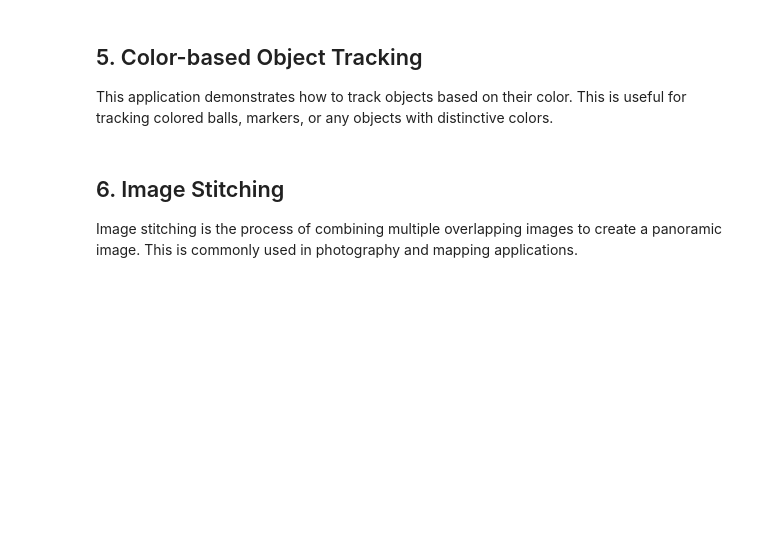
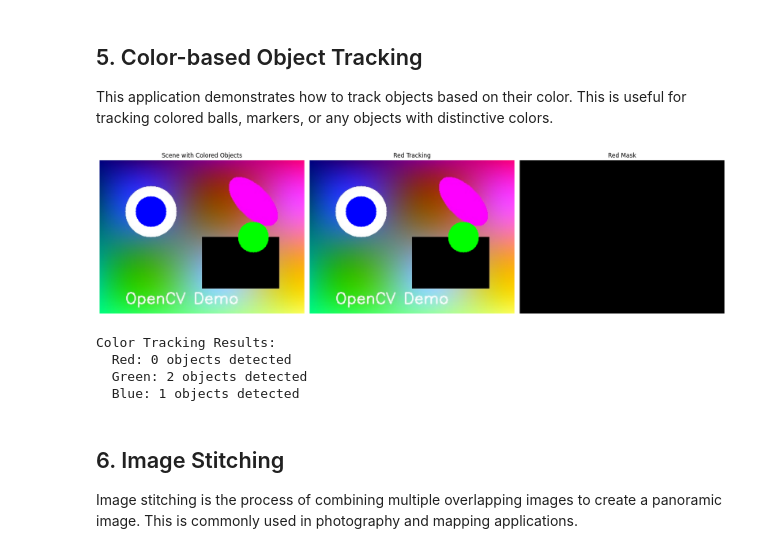
Before and after one commit to vuhung16au/ACU, a Jupyter notebook: DataScience/OpenCV/notebooks/08_practical_applications.ipynb, the cells around one changed output. Saved outputs shown, nothing was run; the diff lists cells and outputs as text; code cells hidden in the pictures; blank space fills up the shorter version.

```diff
--- a/DataScience/OpenCV/notebooks/08_practical_applications.ipynb
+++ b/DataScience/OpenCV/notebooks/08_practical_applications.ipynb
@@ -566,7 +620,8 @@ def track_color(image, target_color, tolerance=30):
 
     # Define color range
     lower_bound = np.array([max(0, target_hsv[0] - tolerance), 50, 50])
-    upper_bound = np.array([min(179, target_hsv[0] + tolerance), 255, 255])\n
+    upper_bound = np.array([min(179, target_hsv[0] + tolerance), 255, 255])
+
     # Create color mask
     mask = cv2.inRange(hsv, lower_bound, upper_bound)
 
@@ -597,33 +652,39 @@ def track_color(image, target_color, tolerance=30):
                        cv2.FONT_HERSHEY_SIMPLEX, 0.6, (0, 255, 0), 2)
             tracked_objects += 1
 
     return result, mask, tracked_objects
 
 # Create a scene with colored objects
 colored_scene = create_color_tracking_scene(original_image)
 
 # Track different colors
 colors_to_track = [
     ((0, 0, 255), "Red"),    # BGR format
     ((0, 255, 0), "Green"),
     ((255, 0, 0), "Blue")
 ]
 
 tracking_results = []
 for color_bgr, color_name in colors_to_track:
     tracked_image, color_mask, num_objects = track_color(colored_scene, color_bgr, tolerance=40)
     tracking_results.append((tracked_image, color_mask, num_objects, color_name))
 
 # Display original scene and first tracking result
 if tracking_results:
     first_result = tracking_results[0]
     display_results([colored_scene, first_result[0], first_result[1]],
                    ['Scene with Colored Objects', f'{first_result[3]} Tracking', f'{first_result[3]} Mask'],
                    figsize=(18, 6))
 
     print("Color Tracking Results:")
     for _, _, num_objects, color_name in tracking_results:
         print(f"  {color_name}: {num_objects} objects detected")
+# %% [output]
+[figure, added]
+Color Tracking Results:
+  Red: 0 objects detected
+  Green: 2 objects detected
+  Blue: 1 objects detected
 # %% [markdown]
 ## 6. Image Stitching
 
```
Also changed, not shown: parts of 13 cells of this notebook, 2 other files.
